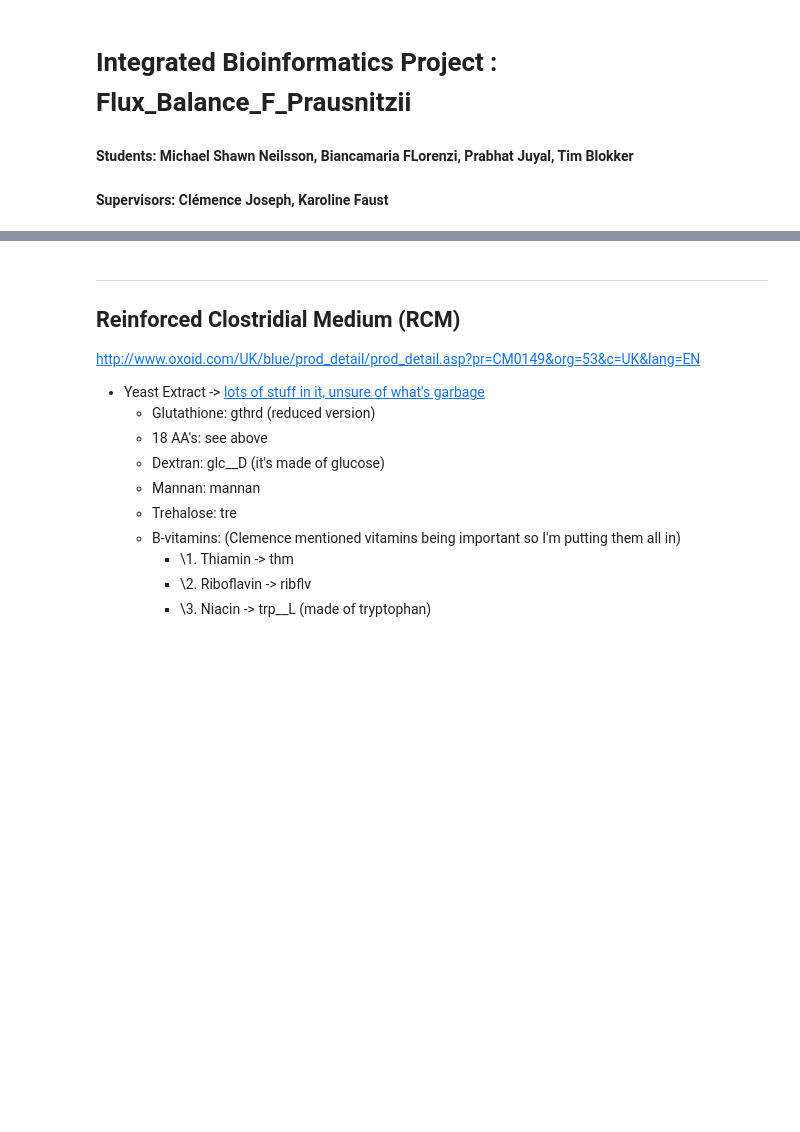
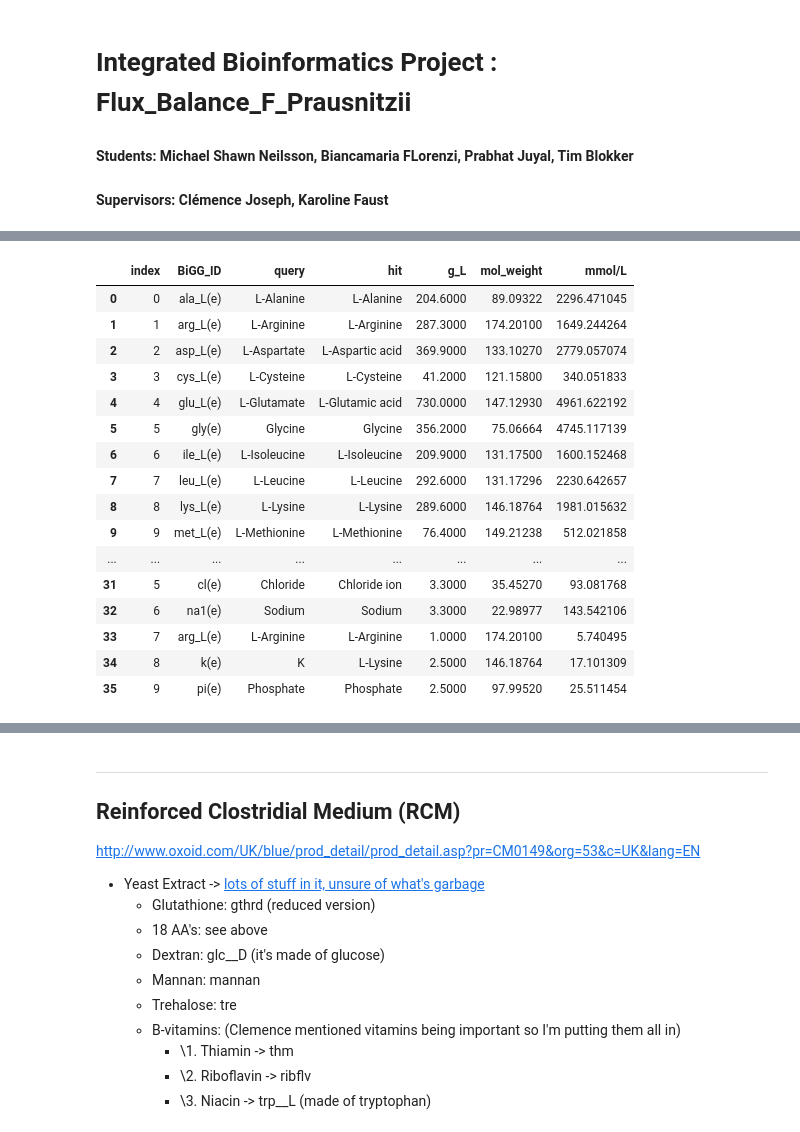
Before and after one commit to PrabJ/Flux_Balance_F_Prausnitzii, a Jupyter notebook: Metabolic_flux.ipynb, the cells around one changed output, grey strips where cells are left out. Drawn from its saved outputs; the diff is of its cells as text; code cells hidden in the pictures; blank space fills up the shorter version.

Commit message:
set specific flux for 30 values but 30 are still missing

```diff
--- a/Metabolic_flux.ipynb
+++ b/Metabolic_flux.ipynb
@@ -190,0 +176,3 @@ model_mgam.summary()
+# %%
+col_list= list(Traces_AA_ppm)
+col_list.remove('mol_weight')
@@ -190,0 +189,7 @@ model_mgam.summary()
+# %%
+if "sum_ppm" not in Traces_AA_ppm.columns:
+    Traces_AA_ppm["sum_ppm"]=Traces_AA_ppm[col_list].sum(numeric_only=True, axis=1)
+Traces_AA_ppm["sum_mg_L"]=Traces_AA_ppm["sum_ppm"]
+Traces_AA_ppm["sum_mg_L"]=np.array(Traces_AA_ppm["sum_ppm"])
+Traces_AA_ppm["g_L"]=np.array(Traces_AA_ppm["sum_ppm"])/1000
+Traces_AA_ppm
@@ -190,0 +214,6 @@ model_mgam.summary()
+# %%
+#Defined ingredients
+defined=np.array(['glc(e)','strch1(e)', 'trp_L(e)', 'cys_L(e)', 'h(e)', 'cl(e)', 'na1(e)', 'arg_L(e)', 'k(e)', 'pi(e)'])
+conc_defined_g_l=np.array([0.5, 5, 0.2, 0.3, 0.3, 0.3+3, 0.3+3, 1, 2.5, 2.5])
+defined_g_L=pd.merge(pd.DataFrame({'BiGG_ID':defined, 'g_L':conc_defined_g_l}), Weights_Mgam, on='BiGG_ID')
+defined_g_L
@@ -190,0 +232,32 @@ model_mgam.summary()
+# %%
+Traces_AA_def=Traces_AA_ppm[["BiGG_ID", "query", "hit", "g_L", "mol_weight"]].append(defined_g_L).reset_index()
+
+missing_weights_BiGG_ID=np.array(Traces_AA_def[Traces_AA_def['mol_weight'].isnull()]["BiGG_ID"])
+missing_weights=Mol_Weight(["Copper", "Fe", "Magnesium", "Maltoundecadose"]) #Maltoundecadose equals
+Fe=missing_weights.loc[1:1]
+missing_weights_weights = pd.concat([missing_weights.loc[:1], Fe, missing_weights.loc[2:]]).reset_index(drop=True)
+missing_weights_weights.loc[4:4]["mol_weight"]=1801.6 #g/mol https://pubchem.ncbi.nlm.nih.gov/compound/Maltoundecaose#section=Computed-Properties
+# %%
+index=Traces_AA_def[Traces_AA_def["mol_weight"].isnull()].index
+for i in range(0,len(index)):
+    Traces_AA_def.loc[index[i],"mol_weight"]= missing_weights_weights["mol_weight"][i]
+Traces_AA_def["mmol/L"]=Traces_AA_def["g_L"]/Traces_AA_def["mol_weight"]*1000
+Traces_AA_def
+# %% [output]
+|  | index | BiGG_ID | query | hit | g_L | mol_weight | mmol/L |
+| 0 | 0 | ala_L(e) | L-Alanine | L-Alanine | 204.6000 | 89.09322 | 2296.471045 |
+| 1 | 1 | arg_L(e) | L-Arginine | L-Arginine | 287.3000 | 174.20100 | 1649.244264 |
+| 2 | 2 | asp_L(e) | L-Aspartate | L-Aspartic acid | 369.9000 | 133.10270 | 2779.057074 |
+| 3 | 3 | cys_L(e) | L-Cysteine | L-Cysteine | 41.2000 | 121.15800 | 340.051833 |
+| 4 | 4 | glu_L(e) | L-Glutamate | L-Glutamic acid | 730.0000 | 147.12930 | 4961.622192 |
+| 5 | 5 | gly(e) | Glycine | Glycine | 356.2000 | 75.06664 | 4745.117139 |
+| 6 | 6 | ile_L(e) | L-Isoleucine | L-Isoleucine | 209.9000 | 131.17500 | 1600.152468 |
+| 7 | 7 | leu_L(e) | L-Leucine | L-Leucine | 292.6000 | 131.17296 | 2230.642657 |
+| 8 | 8 | lys_L(e) | L-Lysine | L-Lysine | 289.6000 | 146.18764 | 1981.015632 |
+| 9 | 9 | met_L(e) | L-Methionine | L-Methionine | 76.4000 | 149.21238 | 512.021858 |
+| ... | ... | ... | ... | ... | ... | ... | ... |
+| 31 | 5 | cl(e) | Chloride | Chloride ion | 3.3000 | 35.45270 | 93.081768 |
+| 32 | 6 | na1(e) | Sodium | Sodium | 3.3000 | 22.98977 | 143.542106 |
+| 33 | 7 | arg_L(e) | L-Arginine | L-Arginine | 1.0000 | 174.20100 | 5.740495 |
+| 34 | 8 | k(e) | K | L-Lysine | 2.5000 | 146.18764 | 17.101309 |
+| 35 | 9 | pi(e) | Phosphate | Phosphate | 2.5000 | 97.99520 | 25.511454 |
```
Also changed, not shown: parts of 22 cells of this notebook, 1 other file.
